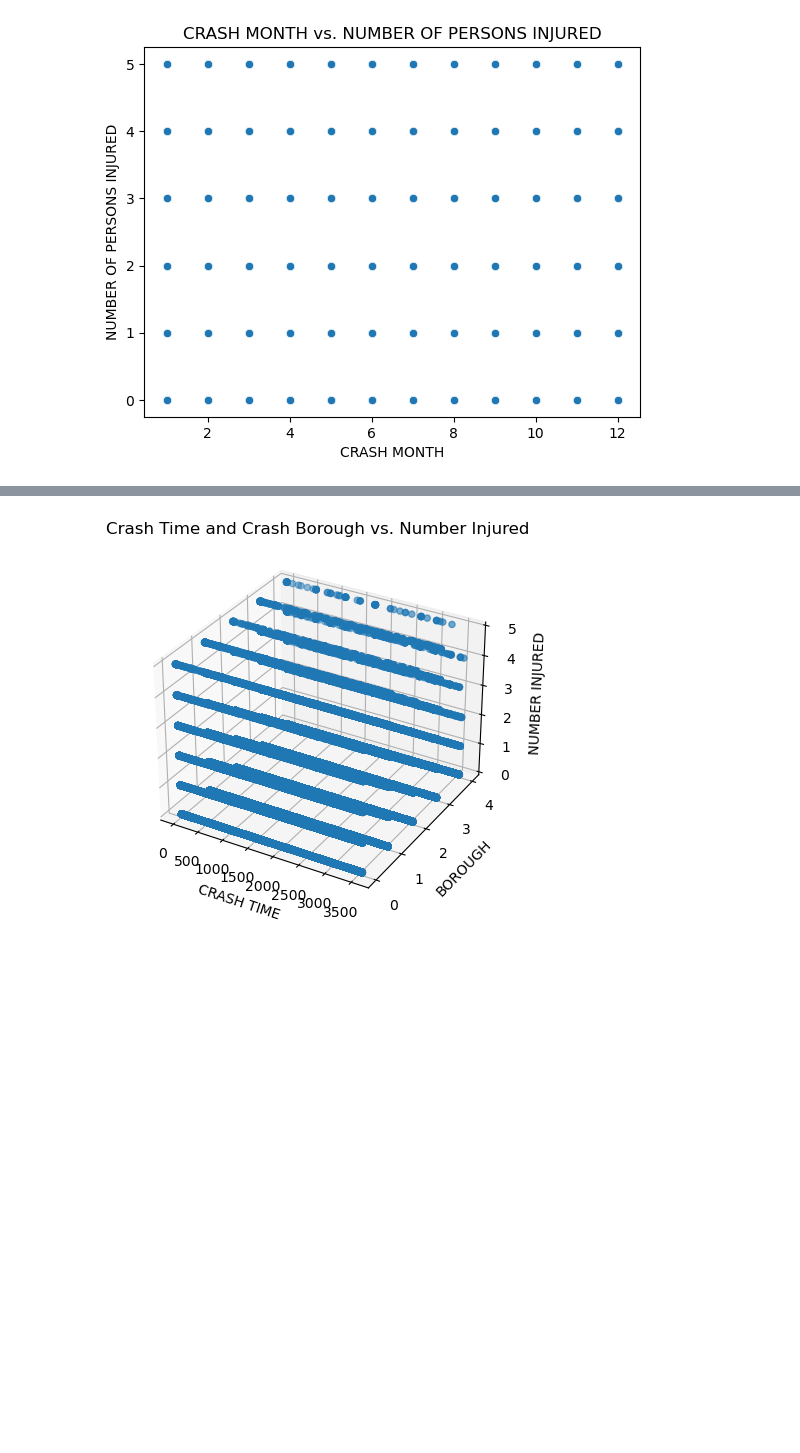
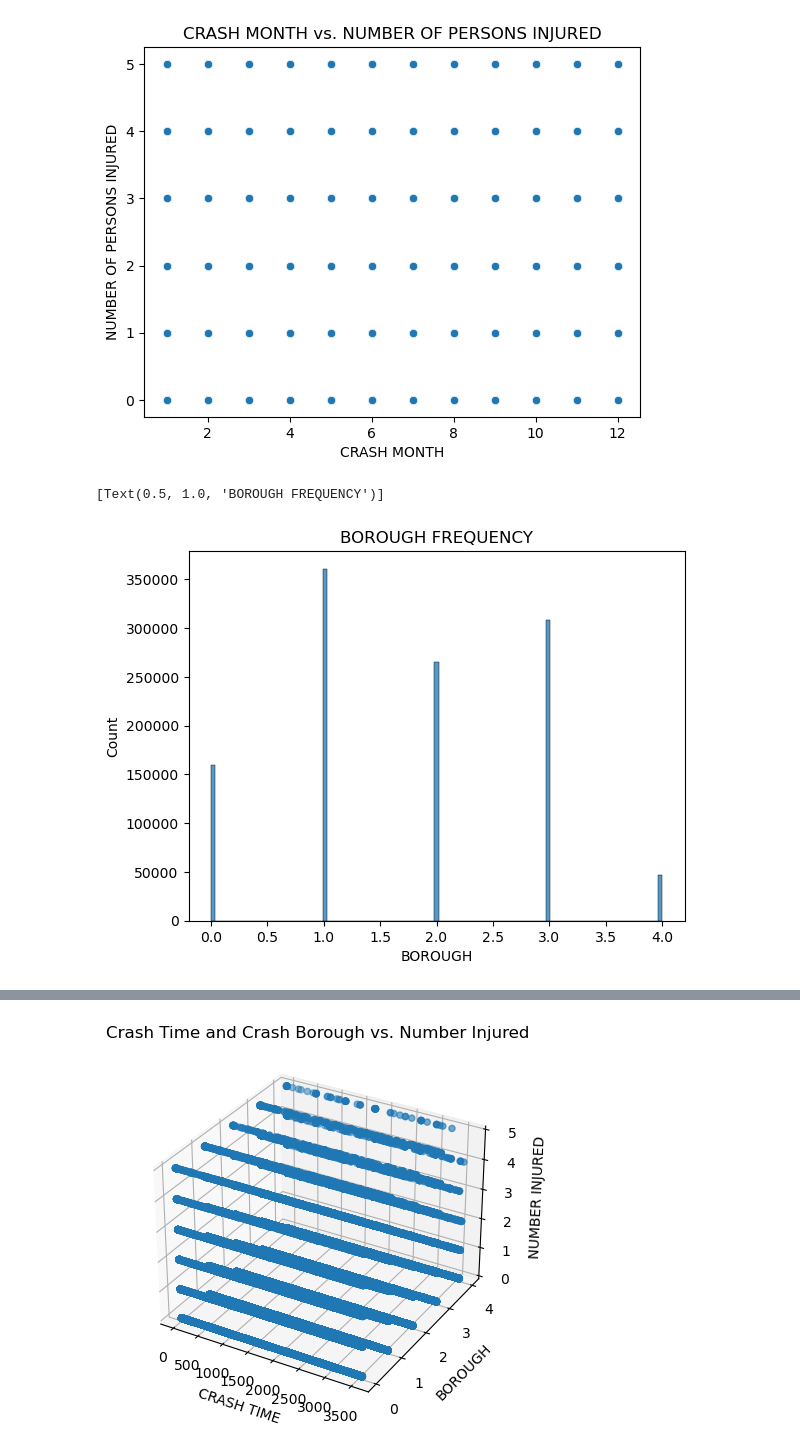
Before and after one commit to jackr276/Collision-Data-Classification, a Jupyter notebook: Motor Vehicle Collisions.ipynb, the cells around one changed output, grey strips where cells are left out. Cells and saved outputs as stored; diff of their text form; code cells hidden in the pictures; blank space fills up the shorter version.

Commit message:
add extra visualizations

```diff
--- a/Motor Vehicle Collisions.ipynb
+++ b/Motor Vehicle Collisions.ipynb
@@ -409,3 +410,8 @@ sns.scatterplot(data=collisions, x = "CRASH MONTH", y = "NUMBER OF PERSONS INJUR
 # %% [output]
 [Text(0.5, 1.0, 'CRASH MONTH vs. NUMBER OF PERSONS INJURED')]
 [figure]
+# %%
+sns.histplot(data=collisions, x="BOROUGH").set(title="BOROUGH FREQUENCY")
+# %% [output]
+[Text(0.5, 1.0, 'BOROUGH FREQUENCY')]
+[figure, added]
```
Also changed, not shown: parts of 11 cells of this notebook.
